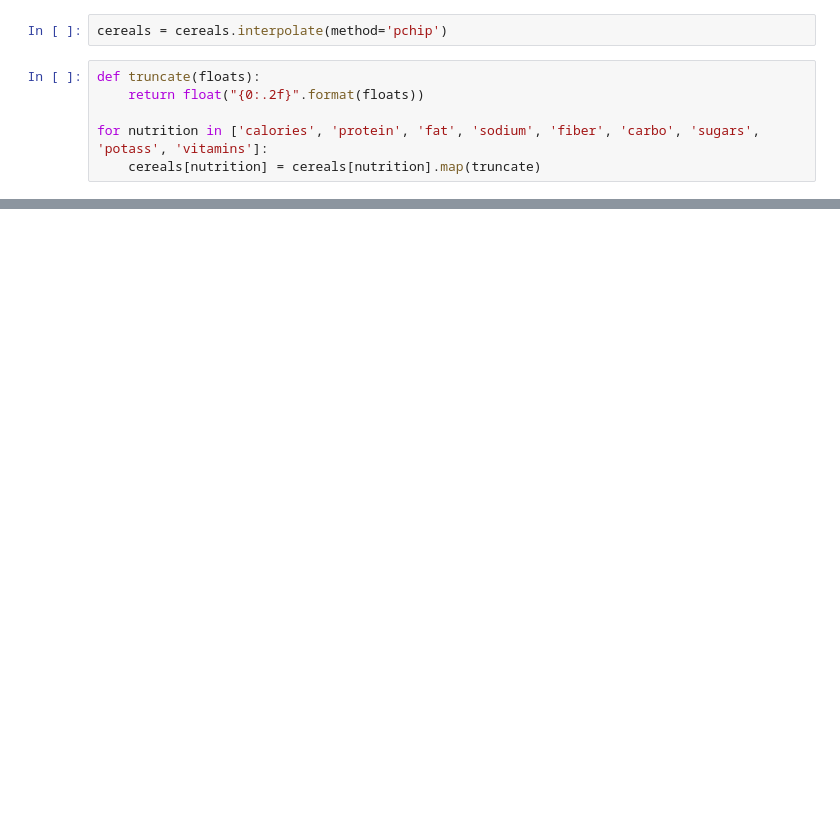
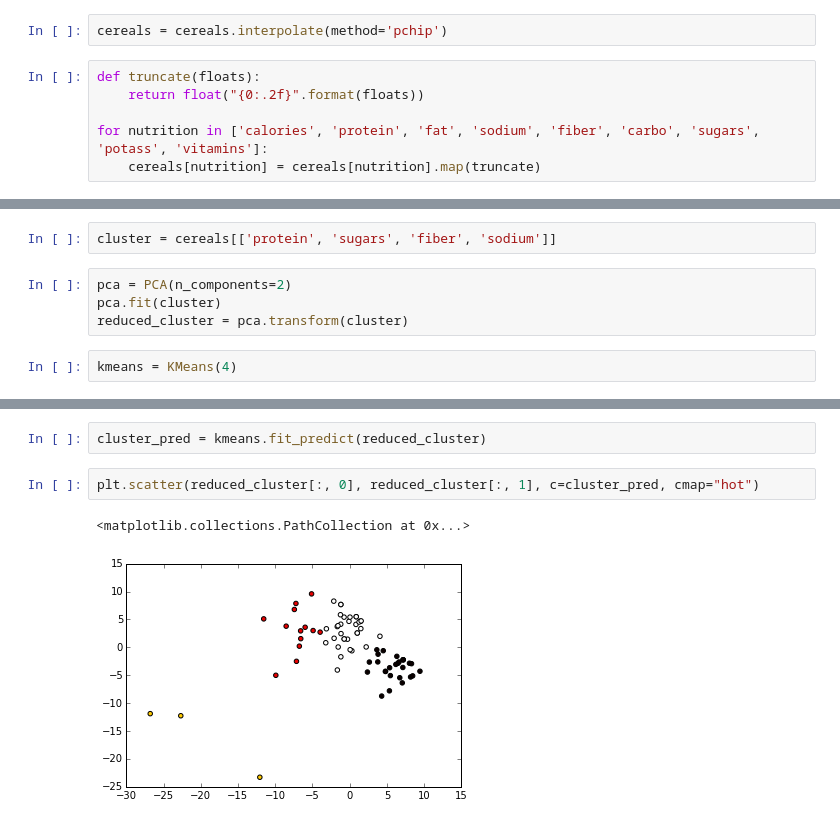
Before and after one commit to tiy-gvl-python-2015-09/honey-nut-clusters, a Jupyter notebook: Milk_and_cereal(Cereal_and_milk).ipynb, the cells around one changed output, grey strips where cells are left out. Drawn from its saved outputs; the diff is of its cells as text; blank space fills up the shorter version.

```diff
--- a/Milk_and_cereal(Cereal_and_milk).ipynb
+++ b/Milk_and_cereal(Cereal_and_milk).ipynb
@@ -39,0 +40,8 @@ cereals
+# %%
+cluster = cereals[['protein', 'sugars', 'fiber', 'sodium']]
+# %%
+pca = PCA(n_components=2)
+pca.fit(cluster)
+reduced_cluster = pca.transform(cluster)
+# %%
+kmeans = KMeans(4)
@@ -39,0 +53,7 @@ cereals
+# %%
+cluster_pred = kmeans.fit_predict(reduced_cluster)
+# %%
+plt.scatter(reduced_cluster[:, 0], reduced_cluster[:, 1], c=cluster_pred, cmap="hot")
+# %% [output]
+<matplotlib.collections.PathCollection at 0x...>
+[figure, added]
```
Also changed, not shown: parts of 10 cells of this notebook, 1 other file.
